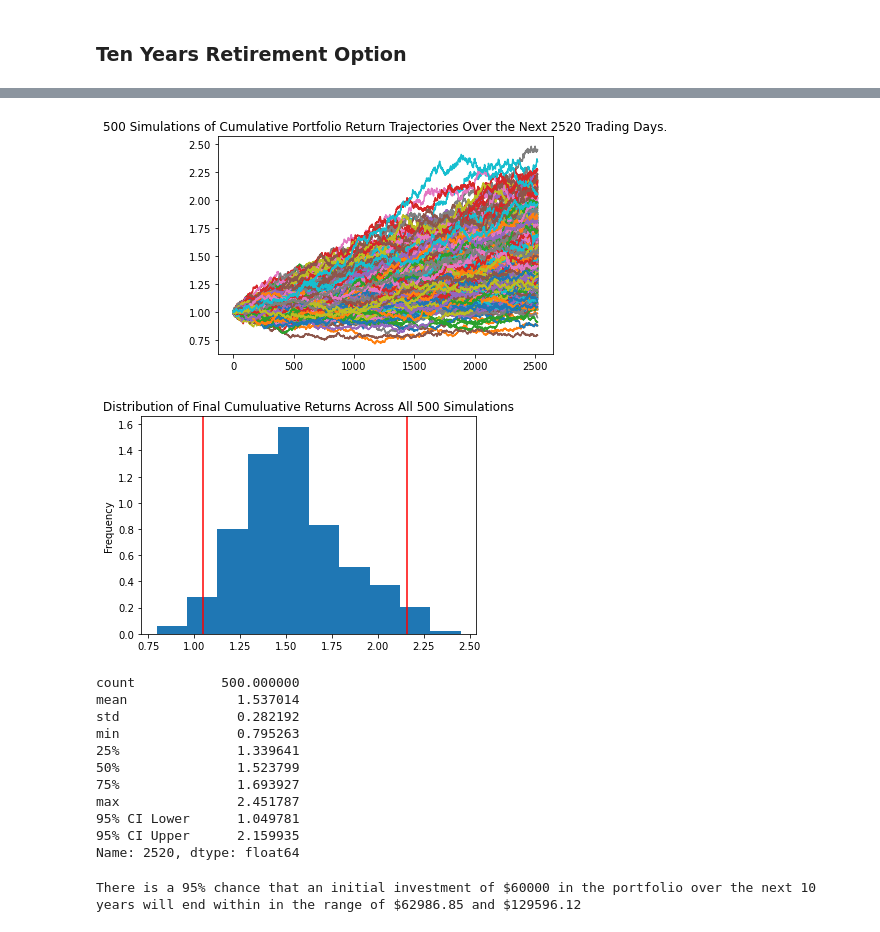
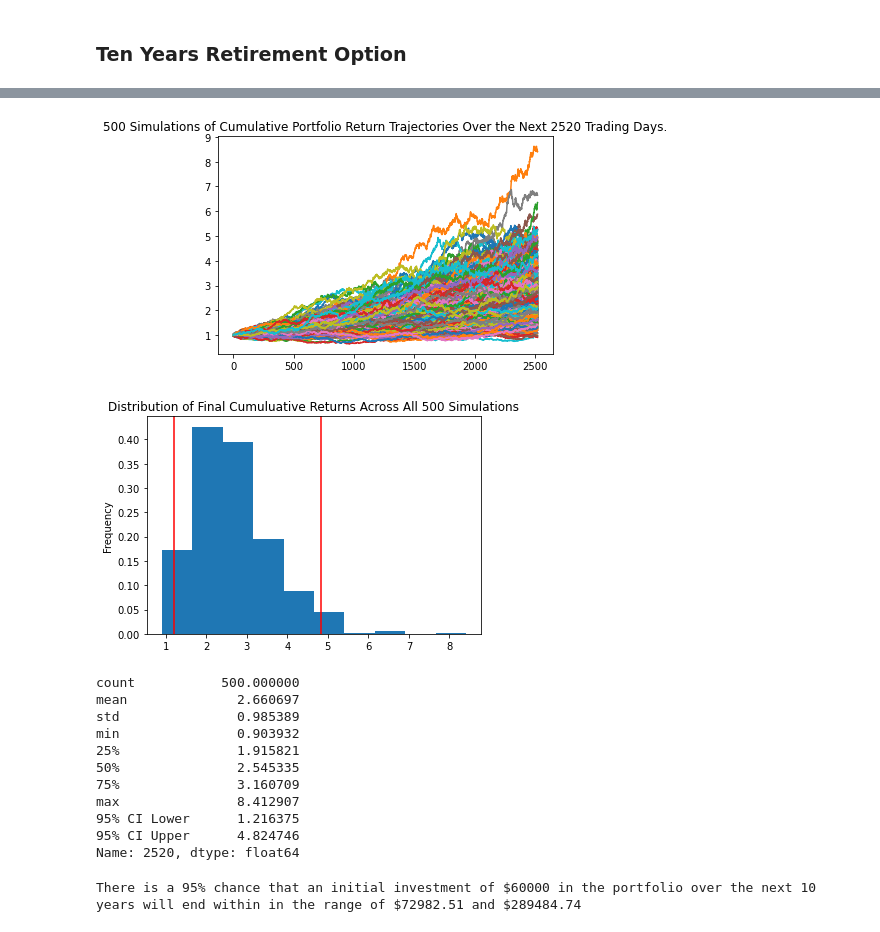
Before and after one commit to SZun/api-challenge, a Jupyter notebook: financial-planner.ipynb, the cells around one changed output, grey strips where cells are left out. Saved outputs shown, nothing was run; the diff lists cells and outputs as text; code cells hidden in the pictures.

```diff
--- a/financial-planner.ipynb
+++ b/financial-planner.ipynb
@@ -433,7 +438,7 @@ There is a 95% chance that an initial investment of $60000 in the portfolio over
 # Configuring a Monte Carlo simulation to forecast 10 years cumulative returns
 monte_carlo_simulation = MCSimulation(
     portfolio_data = stock_data_df,
-    weights = [.1,.9],
+    weights = [.4,.6],
     num_simulation = 500,
     num_trading_days = 252*10
 )
@@ -473,42 +478,42 @@ Running Monte Carlo simulation number 490.
 2521 rows × 500 columns
 # %%
 # Plot simulation outcomes
-# YOUR CODE HERE!
+monte_carlo_simulation.plot_simulation();
 # %% [output]
-[figure, old version]
+[figure, new version]
 # %%
 # Plot probability distribution and confidence intervals
-# YOUR CODE HERE!
+monte_carlo_simulation.plot_distribution();
 # %% [output]
-[figure, old version]
+[figure, new version]
 # %%
 # Fetch summary statistics from the Monte Carlo simulation results
-# YOUR CODE HERE!
+simulation_summary_statistics = monte_carlo_simulation.summarize_cumulative_return()
 
 # Print summary statistics
-# YOUR CODE HERE!
+print(simulation_summary_statistics)
 # %% [output]
 count           500.000000
-mean              1.537014
-std               0.282192
-min               0.795263
-25%               1.339641
-50%               1.523799
-75%               1.693927
-max               2.451787
-95% CI Lower      1.049781
-95% CI Upper      2.159935
+mean              2.660697
+std               0.985389
+min               0.903932
+25%               1.915821
+50%               2.545335
+75%               3.160709
+max               8.412907
+95% CI Lower      1.216375
+95% CI Upper      4.824746
 Name: 2520, dtype: float64
 # %%
 # Set initial investment
-# YOUR CODE HERE!
+initial_investment = 60000
 
 # Use the lower and upper `95%` confidence intervals to calculate the range of the possible outcomes of our $60,000
-# YOUR CODE HERE!
+ci_lower_ten, ci_upper_ten = calulate_ci_range(initial_investment)
 
 # Print results
 print(f"There is a 95% chance that an initial investment of ${initial_investment} in the portfolio"
       f" over the next 10 years will end within in the range of"
       f" ${ci_lower_ten} and ${ci_upper_ten}")
 # %% [output]
-There is a 95% chance that an initial investment of $60000 in the portfolio over the next 10 years will end within in the range of $62986.85 and $129596.12
+There is a 95% chance that an initial investment of $60000 in the portfolio over the next 10 years will end within in the range of $72982.51 and $289484.74
```
Also changed, not shown: parts of 18 cells of this notebook.
